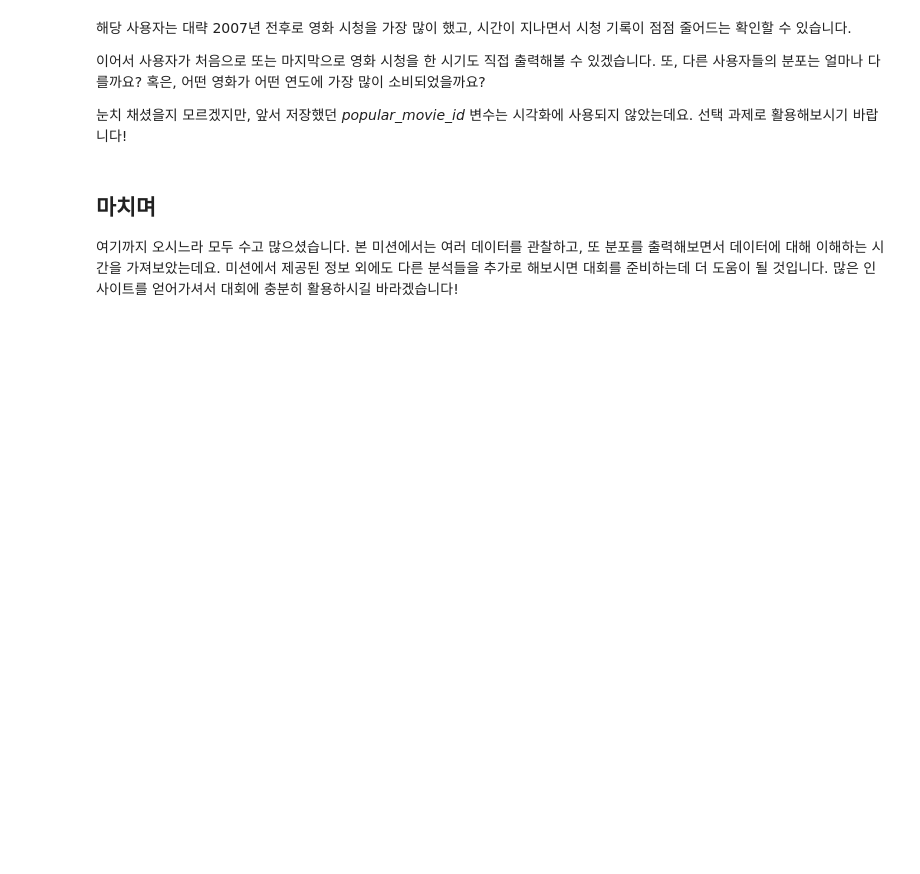
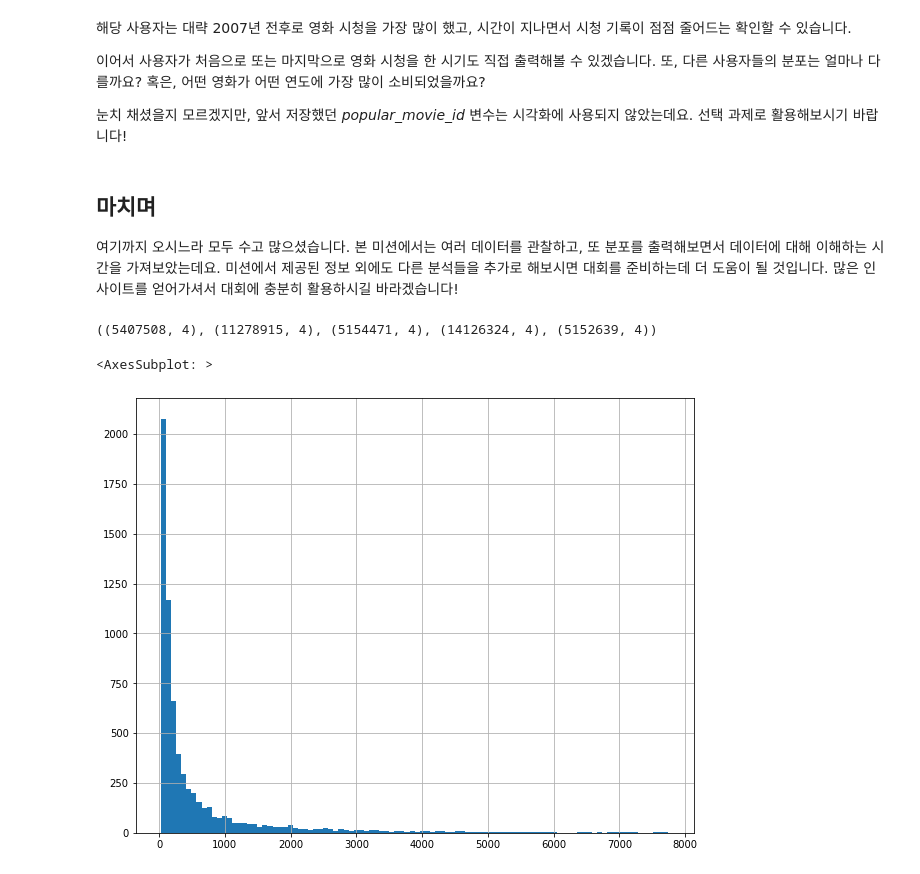
Before and after one commit to boostcampaitech4lv23recsys2/level2_movierecommendation_recsys-level2-recsys-08, a Jupyter notebook: EDA/EDA_cwj.ipynb, the cells around one changed output. Drawn from its saved outputs; the diff is of its cells as text; code cells hidden in the pictures; blank space fills up the shorter version.

```diff
--- a/EDA/EDA_cwj.ipynb
+++ b/EDA/EDA_cwj.ipynb
@@ -524,0 +560,9 @@ plt.title('Statistics of user activity')
+# %%
+director_df.shape, writer_df.shape, title_df.shape, genre_df.shape, year_df.shape
+# %% [output]
+((5407508, 4), (11278915, 4), (5154471, 4), (14126324, 4), (5152639, 4))
+# %%
+train_df.item.value_counts()[100:].hist(bins=100, figsize=(10,8))
+# %% [output]
+<AxesSubplot: >
+[figure, added]
```
Also changed, not shown: parts of 60 cells of this notebook.
